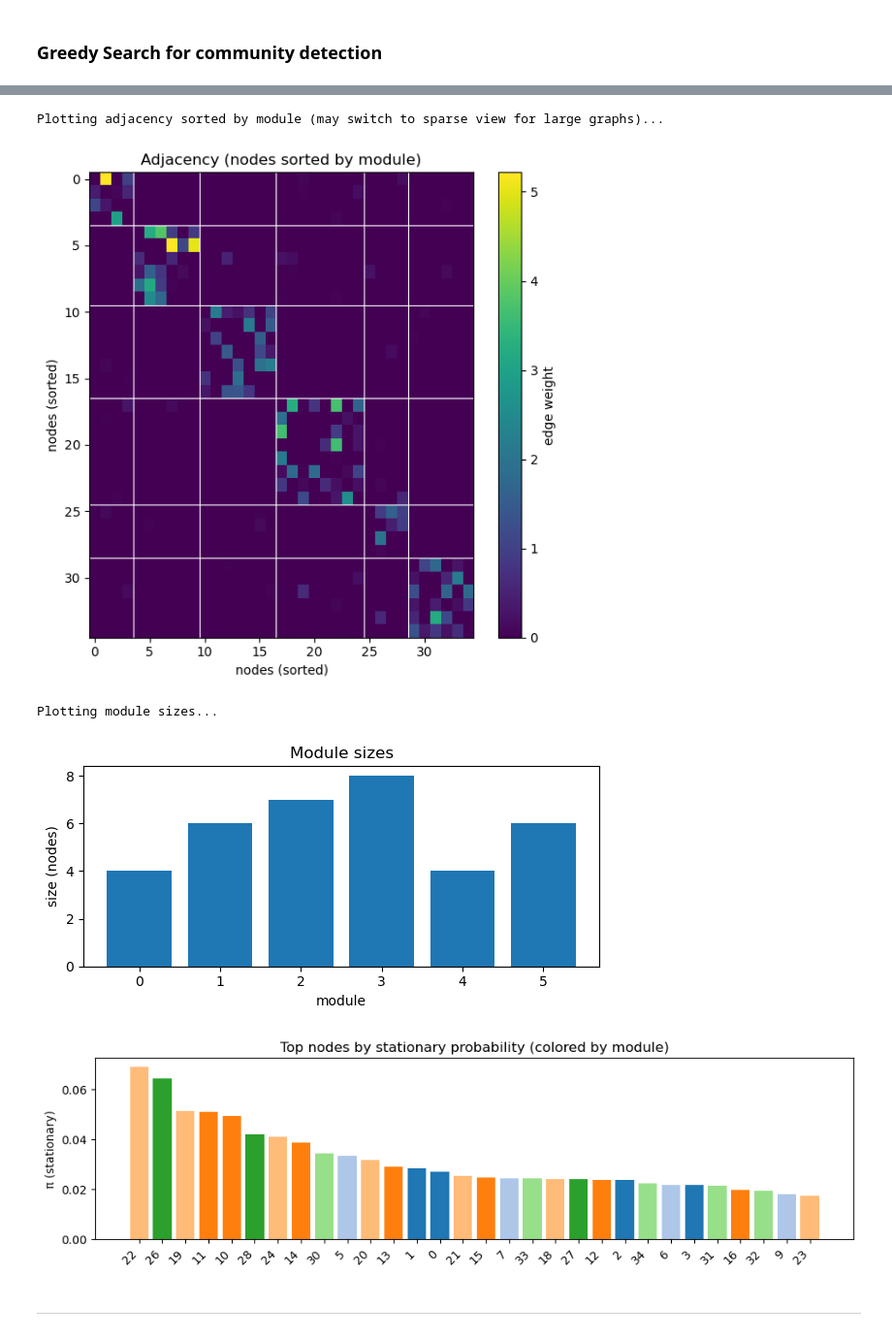
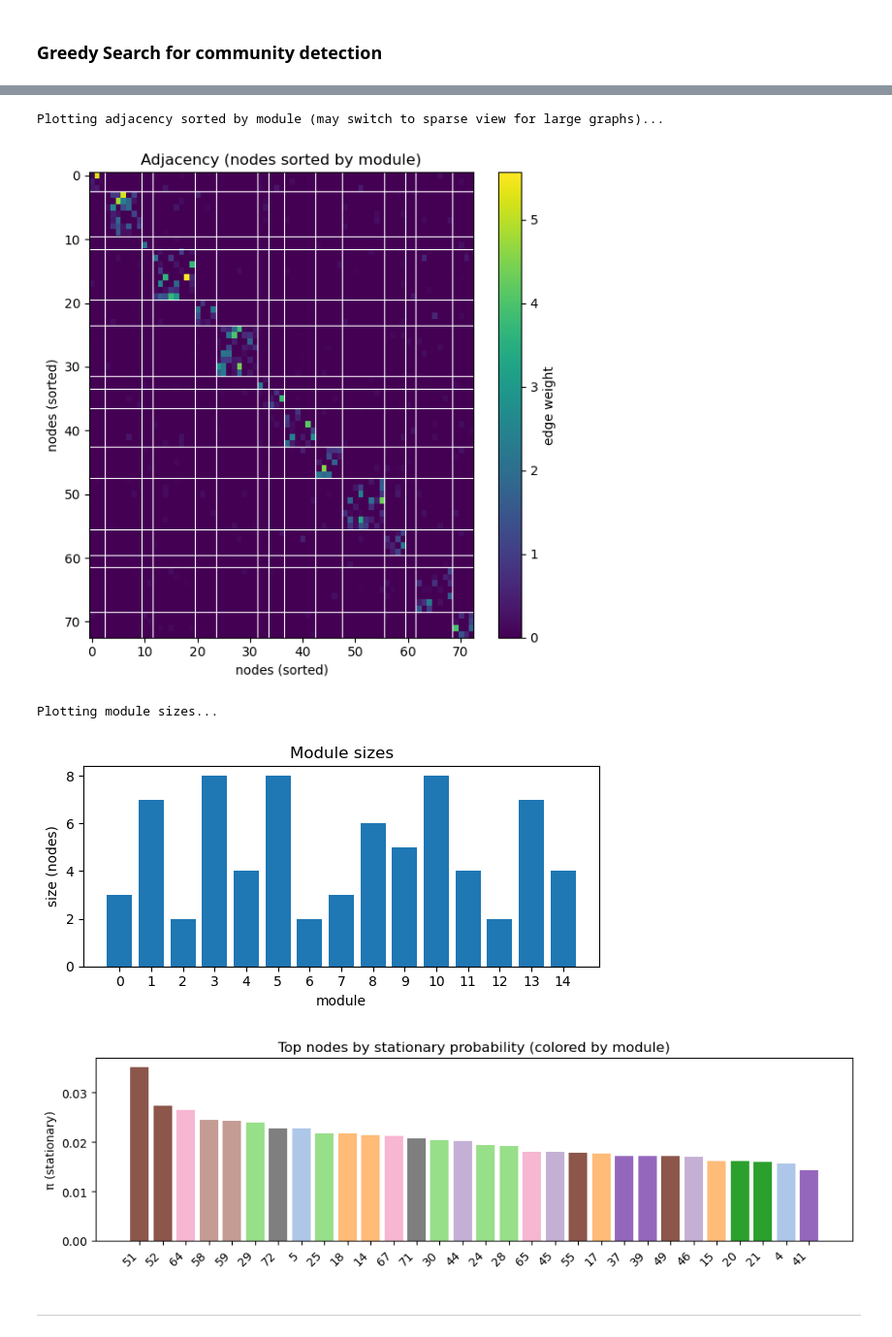
Before and after one commit to albepap/infomap, a Jupyter notebook: InfoMap.ipynb, the cells around one changed output, grey strips where cells are left out. Shown at 97% size. Saved outputs shown, nothing was run; the diff lists cells and outputs as text; code cells hidden in the pictures.

```diff
--- a/InfoMap.ipynb
+++ b/InfoMap.ipynb
@@ -387,7 +388,7 @@ def ensure_full_partition(partition_candidate, n):
 # %%
 # Build a directed weighted SBM: 12 nodes, 3 blocks of size 4
 #sizes = [9,3,12,7,10,8]
-sizes = [4,6,7,8,4,6]
+sizes = [random.randint(1,10) for i in range(15)]
 A, ground_truth = stochastic_block_model_directed_weighted(sizes,
                                                            p_in=0.6,
                                                            p_out=0.05,
@@ -821,7 +832,7 @@ def greedy_agglomerative_map(A,
     - min_merge_gain: require (L_before - L_after) > min_merge_gain to accept a merge
     - max_iters: maximum number of merges to perform (None -> up to m-1)
     Returns
-    - final_partition: array length n mapping node->module
+    - final_partition_greedy: array length n mapping node->module
     - history: list of dicts for each step with keys:
         {'step', 'num_modules', 'L', 'merged_pair', 'L_before', 'L_after', 'gain', 'partition'}
       partition in history is a copy of the partition array after the merge
@@ -1068,12 +1073,12 @@ def greedy_agglomerative_map_parallelized(A,
 pi = power_method_stationary(A, epsilon=0.15)
 
 # run greedy agglomerative search (small graphs: fine)
-final_partition, history = greedy_agglomerative_map_parallelized(A, pi=pi, epsilon=0.15,
+final_partition_greedy, history = greedy_agglomerative_map_parallelized(A, pi=pi, epsilon=0.15,
                                                                 min_merge_gain=1e-10,
                                                                 n_jobs=6, verbose=True)
 
-print("\n\nFinal number of modules:", np.unique(final_partition).size)
-print("Final L:", map_equation_L(A, final_partition, pi=pi, epsilon=0.15))
+print("\n\nFinal number of modules:", np.unique(final_partition_greedy).size)
+print("Final L:", map_equation_L(A, final_partition_greedy, pi=pi, epsilon=0.15))
 
 print("L from ground truth: ", L_val)
 
@@ -1263,16 +1272,16 @@ def plot_module_sizes(partition, figsize=(6,3)):
 try:
     # If you used array partition, final_partition should be array-like.
     print("Plotting detected communities on network...")
-    plot_partitioned_network(A, final_partition, pi=globals().get('pi', None), node_list=globals().get('node_list', None))
+    plot_partitioned_network(A, final_partition_greedy, pi=globals().get('pi', None), node_list=globals().get('node_list', None))
 
     print("Plotting greedy search diagnostics...")
     plot_greedy_history(history)
 
     print("Plotting adjacency sorted by module (may switch to sparse view for large graphs)...")
-    plot_sorted_adjacency(A, final_partition)
+    plot_sorted_adjacency(A, final_partition_greedy)
 
     print("Plotting module sizes...")
-    plot_module_sizes(final_partition)
+    plot_module_sizes(final_partition_greedy)
 
     # optional: show stationary distribution colored by module (top nodes)
     if 'pi' in globals():
@@ -1283,7 +1292,7 @@ try:
             topk = min(30, len(pi_arr))
             top_idx = order[:topk]
             top_vals = pi_arr[top_idx]
-            top_mods = np.asarray(final_partition)[top_idx]
+            top_mods = np.asarray(final_partition_greedy)[top_idx]
             cmap = plt.get_cmap('tab20')
             colors = [cmap(int(m) % 20) for m in top_mods]
 
@@ -1307,8 +1316,8 @@ Plotting greedy search diagnostics...
 Plotting adjacency sorted by module (may switch to sparse view for large graphs)...
-[figure, old version]
+[figure, new version]
 Plotting module sizes...
-[figure, old version]
+[figure, new version]
-[figure, old version]
+[figure, new version]
 # %% [markdown]
 ---
 # %%
```
Also changed, not shown: parts of 17 cells of this notebook.
